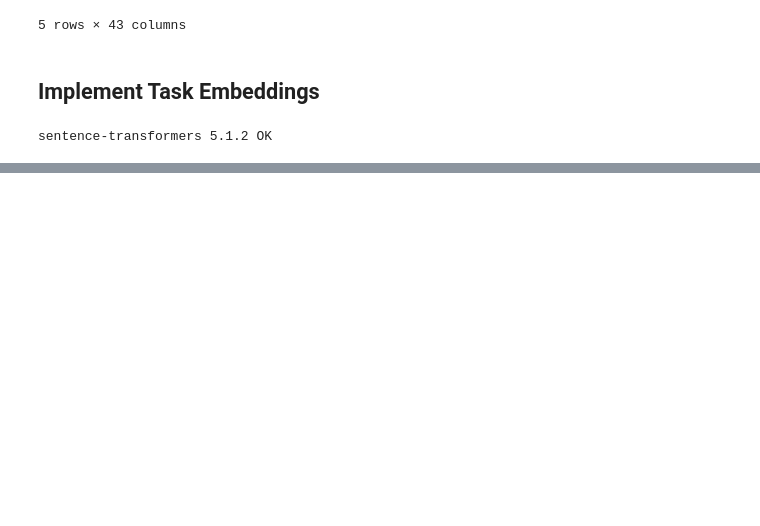
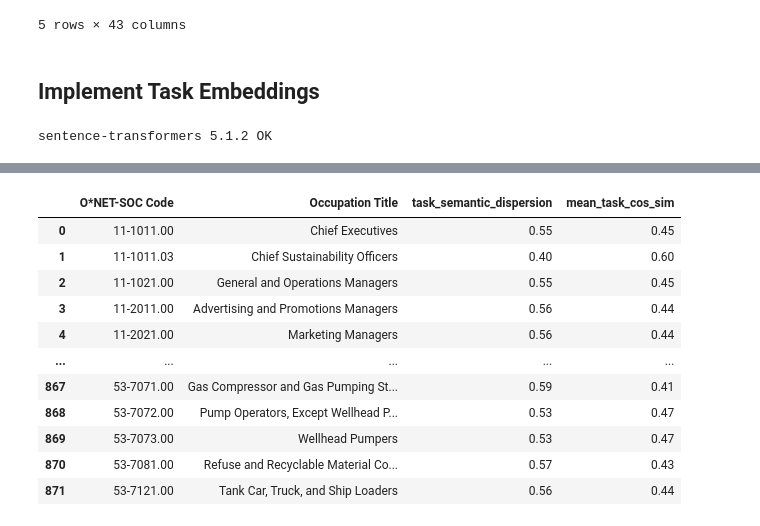
Before and after one commit to johnjosephhorton/rubin, a Jupyter notebook: agentic_ai/onet_taskCosineSimilarity.ipynb, the cells around one changed output, grey strips where cells are left out. Saved outputs shown, nothing was run; the diff lists cells and outputs as text; code cells hidden in the pictures; blank space fills up the shorter version.

Commit message:
created embedding-based task similarity measure for occupations

```diff
--- a/agentic_ai/onet_taskCosineSimilarity.ipynb
+++ b/agentic_ai/onet_taskCosineSimilarity.ipynb
@@ -291,58 +290,67 @@ sentence-transformers 5.1.2 OK
 import time
 import numpy as np, pandas as pd
 from sklearn.preprocessing import normalize
+from sentence_transformers import SentenceTransformer
 
-from sentence_transformers import SentenceTransformer
-model = SentenceTransformer(embedding_model_path, device="cpu")
+
+# Mean pairwise cosine similarity per occupation (O(n), no n^2 matrix):
+def mean_pairwise_cosine(E_occupation, weight=None):
+    # E_occupation: array (n, d) of L2-normalized vectors
+    if E_occupation.shape[0] <= 1:
+        return np.nan
+    if weight is None:
+        weight = np.ones(E_occupation.shape[0])
+
+    weight = np.asarray(weight, dtype=float)
+    if weight.sum() == 0:
+        weight = np.ones_like(weight)
+    weight = weight / weight.sum()
+
+    s = (E_occupation * weight[:, None]).sum(axis=0)    # weighted centroid
+    num = (s @ s) - (weight @ weight)                   # sum_{i!=j} w_i w_j cos_ij
+    den = 1.0 - (weight @ weight)                       # sum_{i!=j} w_i w_j
+    return num / den if den > 0 else np.nan
+
+
+
+# Choose embedding model and device
+device = "cpu"
+language_model = "all-mpnet-base-v2" # 'all-MiniLM-L6-v2'
+embedding_model_path = f"{input_data_path}/sentence-transformers/{language_model}"
+
+# Load model
+model = SentenceTransformer(embedding_model_path, device=device)
 print("Model OK:", len(model.encode(["test"])[0]))
 
 # encode O*NET task statements (small batch for responsiveness)
 texts = merged_data['Task Title'].astype(str).tolist()
-if len(texts) == 0:
-    raise ValueError('merged_data has no Task Title rows to encode')
-
-start = time.time()
 emb = model.encode(texts, batch_size=16, normalize_embeddings=True, show_progress_bar=True, convert_to_numpy=True)
-print(f'Encoded {len(texts)} texts in {time.time() - start:.2f}s; embedding shape: {emb.shape}')
 
 # Ensure embeddings are L2-normalized (sentence-transformers can do this via normalize_embeddings=True but double-check)
-E = emb.astype(float)
+E = emb.astype(np.float32)
 norms = np.linalg.norm(E, axis=1)
 if not np.allclose(norms, 1.0, atol=1e-3):
     E = normalize(E, norm='l2')
 
+# Add index column to merged_data for easy lookup
 merged_data['idx'] = np.arange(len(merged_data))
 
-# fast mean pairwise cosine similarity per SOC (O(n), no n^2 matrix):
-def mean_pairwise_cosine(E_soc, w=None):
-    # E_soc: array (n, d) of L2-normalized vectors
-    if E_soc.shape[0] <= 1:
-        return np.nan
-    if w is None:
-        w = np.ones(E_soc.shape[0])
-    w = np.asarray(w, dtype=float)
-    if w.sum() == 0:
-        w = np.ones_like(w)
-    w = w / w.sum()
-    s = (E_soc * w[:, None]).sum(axis=0)            # weighted centroid
-    num = (s @ s) - (w @ w)                          # sum_{i!=j} w_i w_j cos_ij
-    den = 1.0 - (w @ w)                              # sum_{i!=j} w_i w_j
-    return num / den if den > 0 else np.nan
+outputs = []
+for (occupation, title), group in merged_data.groupby(['O*NET-SOC Code', 'Occupation Title'], sort=False):
+    ids = group['idx'].values.astype(int)
 
-out = []
-for soc, g in merged_data.groupby('O*NET-SOC Code', sort=False):
-    ids = g['idx'].values.astype(int)
-    # optional weights column 'w' (importance*frequency). If missing or all-NaN, use uniform weights
-    if 'w' in g.columns and g['w'].notna().any():
-        w = g['w'].fillna(0).values.astype(float)
+    if 'weight_col' in group.columns and group['weight_col'].notna().any():
+        weight = group['weight_col'].fillna(0).values.astype(float)
     else:
-        w = None
-    E_soc = E[ids]
-    mcos = mean_pairwise_cosine(E_soc, w)
+        weight = None
+    E_occupation = E[ids]
+    mcos = mean_pairwise_cosine(E_occupation, weight)
     dispersion = 1 - mcos                     # higher = more semantically heterogeneous
-    out.append({'O*NET-SOC Code': soc, 'task_semantic_dispersion': dispersion, 'mean_cos_sim': mcos})
+    outputs.append({'O*NET-SOC Code': occupation, 'Occupation Title': title, 'task_semantic_dispersion': dispersion, 'mean_task_cos_sim': mcos})
 
-disp = pd.DataFrame(out)
-print('Done. `disp` dataframe created with', len(disp), 'rows')
-disp
+occupation_similarity_df = pd.DataFrame(outputs)
+
+# Save the occupation similarity dataframe
+occupation_similarity_df.to_csv(f"{input_data_path}/computed_objects/ONET_occupation_task_semantic_dispersion.csv", index=False)
+occupation_similarity_df
 # %% [output]
@@ -349,0 +358,12 @@ Model OK: 384
+|  | O*NET-SOC Code | Occupation Title | task_semantic_dispersion | mean_task_cos_sim |
+| 0 | 11-1011.00 | Chief Executives | 0.55 | 0.45 |
+| 1 | 11-1011.03 | Chief Sustainability Officers | 0.40 | 0.60 |
+| 2 | 11-1021.00 | General and Operations Managers | 0.55 | 0.45 |
+| 3 | 11-2011.00 | Advertising and Promotions Managers | 0.56 | 0.44 |
+| 4 | 11-2021.00 | Marketing Managers | 0.56 | 0.44 |
+| ... | ... | ... | ... | ... |
+| 867 | 53-7071.00 | Gas Compressor and Gas Pumping St... | 0.59 | 0.41 |
+| 868 | 53-7072.00 | Pump Operators, Except Wellhead P... | 0.53 | 0.47 |
+| 869 | 53-7073.00 | Wellhead Pumpers | 0.53 | 0.47 |
+| 870 | 53-7081.00 | Refuse and Recyclable Material Co... | 0.57 | 0.43 |
+| 871 | 53-7121.00 | Tank Car, Truck, and Ship Loaders | 0.56 | 0.44 |
```
Also changed, not shown: parts of 2 cells of this notebook.
